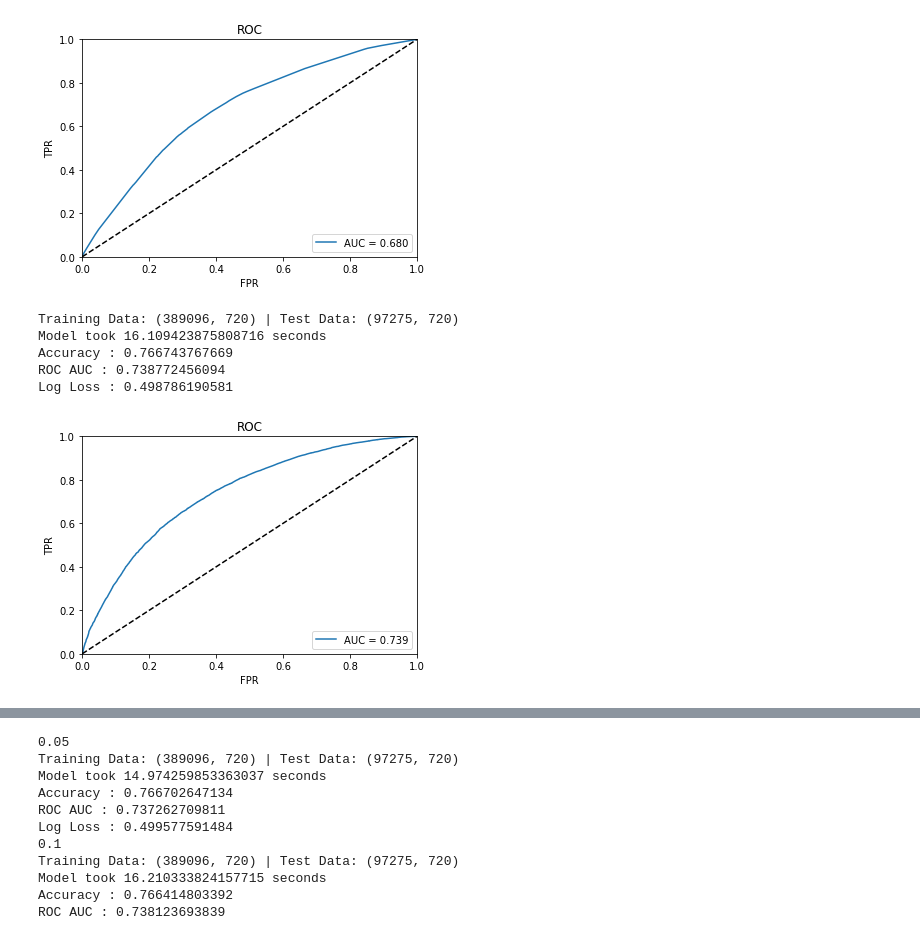
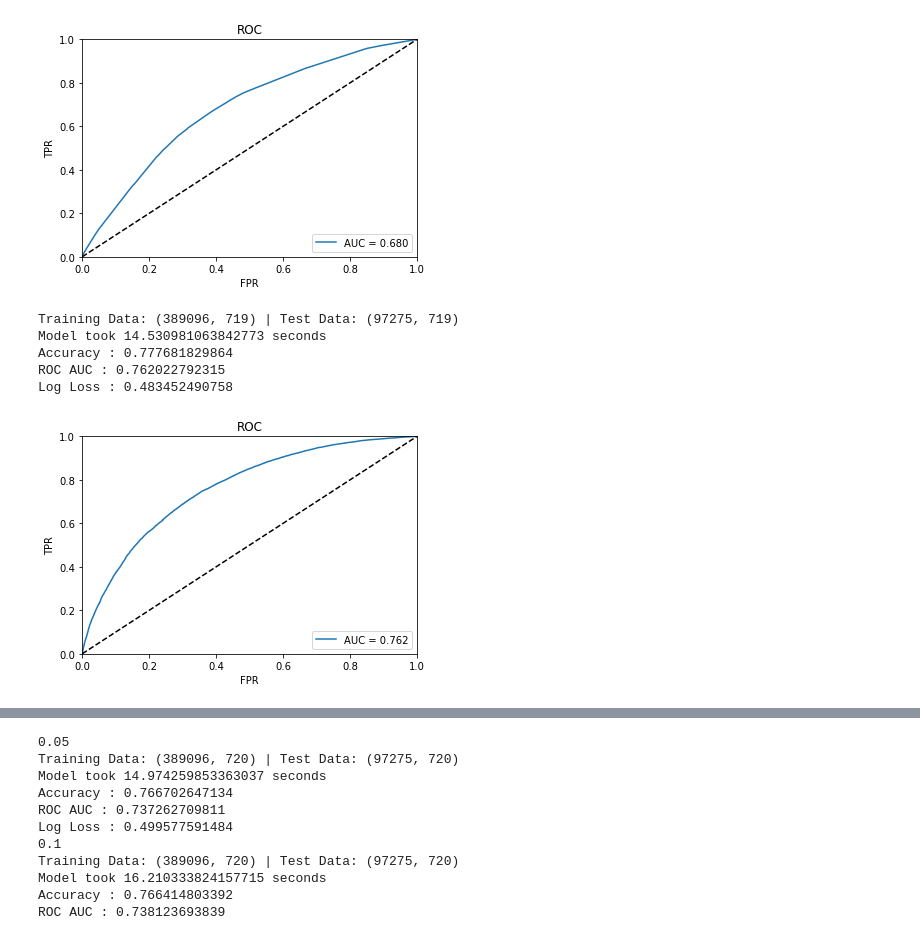
Before and after one commit to colinandrus/ml_course_project, a Jupyter notebook: notebooks/predict_appeal.ipynb, the cells around one changed output, grey strips where cells are left out. Cells and saved outputs as stored; diff of their text form; code cells hidden in the pictures.

```diff
--- a/notebooks/predict_appeal.ipynb
+++ b/notebooks/predict_appeal.ipynb
@@ -295,23 +289,23 @@ Log Loss : 0.532336984128
 # %%
 # Logistic Regression with nationality, judge, state, and year
 start_time = time.time()
-CAT_FEATURES = ['nat', 'ij_code', 'base_city_state', 'adj_year']
+CAT_FEATURES = ['nat_string', 'ij_code', 'base_city_state', 'adj_year']
 NUM_FEATURES = ['affirmative']
-IMPUTE_METHODS = {'nat': 'none', 'ij_code': 'none', 'base_city_state': 'none',
+IMPUTE_METHODS = {'nat_string': 'none', 'ij_code': 'none', 'base_city_state': 'none',
                   'adj_year': 'none', 'affirmative': 'mean'}
 MODEL = (LogisticRegression())
 
 X_train, X_test, y_train, y_test = dp.get_model_data(dunn_with_appeals,
                                                   label='has_appealed', cat_features = CAT_FEATURES,
                                                   num_features = NUM_FEATURES, impute_methods = IMPUTE_METHODS)
 metrics = dp.train_model(MODEL, X_train, y_train, X_test, y_test, plot_auc=True)
 print("Model took {} seconds".format((time.time() - start_time)))
 for metric, val in metrics.items():
     print(metric + " : " + str(val))
 # %% [output]
-Training Data: (389096, 720) | Test Data: (97275, 720)
-Model took 16.109423875808716 seconds
-Accuracy : 0.766743767669
-ROC AUC : 0.738772456094
-Log Loss : 0.498786190581
+Training Data: (389096, 719) | Test Data: (97275, 719)
+Model took 14.530981063842773 seconds
+Accuracy : 0.777681829864
+ROC AUC : 0.762022792315
+Log Loss : 0.483452490758
-[figure, old version]
+[figure, new version]
```
Also changed, not shown: parts of 10 cells of this notebook.
